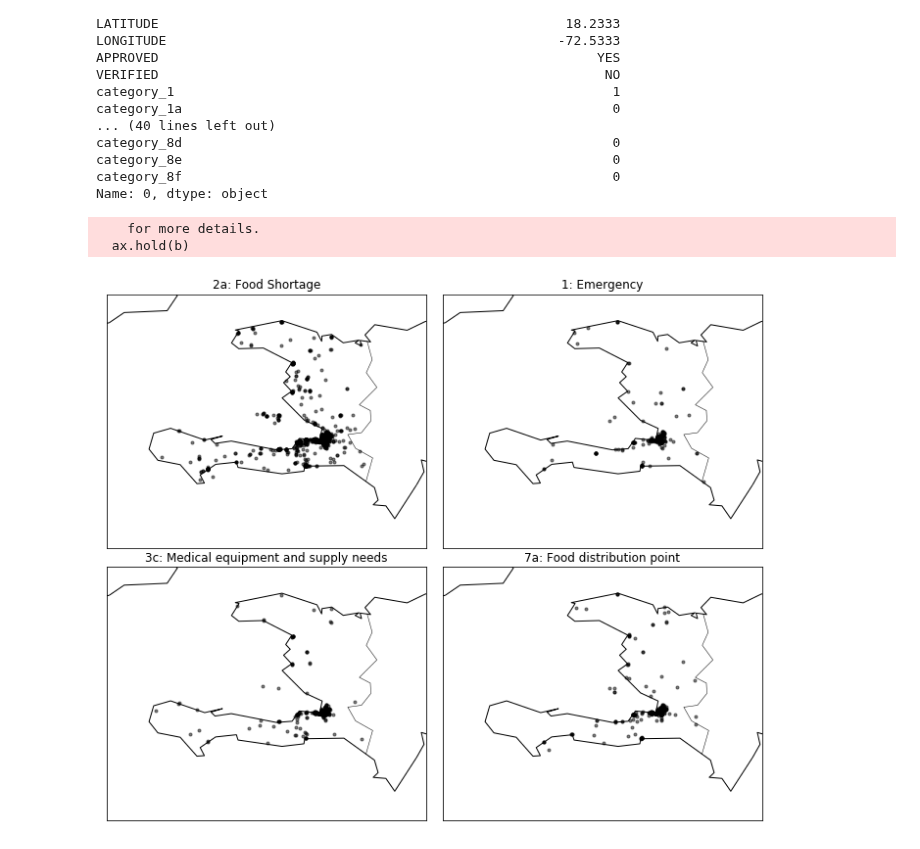
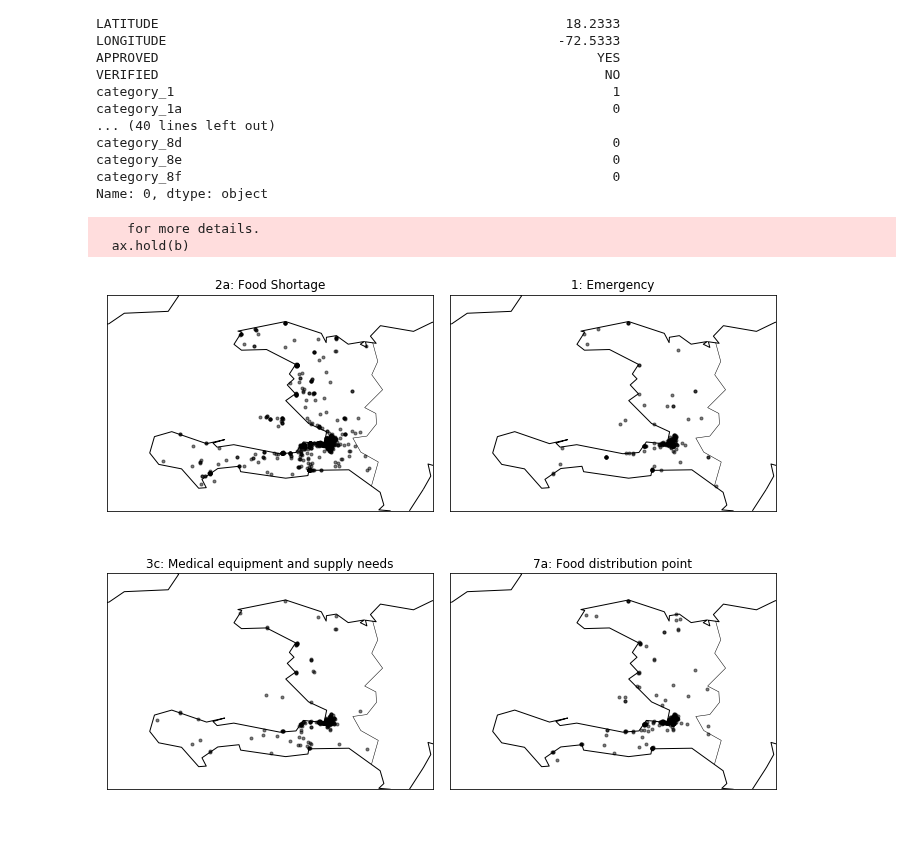
Before and after one commit to hugolu/learn-python, a Jupyter notebook: python-for-data-analysis/ch08-plotting-and-visulaization.ipynb, the cells around one changed output. Drawn from its saved outputs; the diff is of its cells as text; code cells hidden in the pictures.

```diff
--- a/python-for-data-analysis/ch08-plotting-and-visulaization.ipynb
+++ b/python-for-data-analysis/ch08-plotting-and-visulaization.ipynb
@@ -633,24 +633,28 @@ def basic_haiti_map(ax=None, lllat=17.25, urlat=20.25, lllon=-75, urlon=-71):
 # %%
 fig, axes = plt.subplots(nrows=2, ncols=2, figsize=(12,10))
 fig.subplots_adjust(hspace=0.05, wspace=0.05)
 
 # 观察事件
 to_plot = ['2a', '1', '3c', '7a']
 
 # 地图范围
-lllat=17.25; urlat=20.25; lllon=-75; urlon=-71
+#lllat=17.25; urlat=20.25; lllon=-75; urlon=-71
+lllat = np.floor(data['LATITUDE'].min()) - 0.25
+urlat = np.ceil(data['LATITUDE'].max()) + 0.25
+lllon = np.floor(data['LONGITUDE'].min())
+urlon = np.ceil(data['LONGITUDE'].max())
 
 for code, ax in zip(to_plot, axes.flat):
     m = basic_haiti_map(ax, lllat=lllat, urlat=urlat, lllon=lllon, urlon=urlon)
 
     cat_data = data[data['category_%s' % code] ==1]
 
     # 计算投影坐标
     x, y = m(cat_data.LONGITUDE.values, cat_data.LATITUDE.values)
 
     m.plot(x, y, 'k.', alpha=0.5)
     ax.set_title('%s: %s' % (code, english_mapping[code]))
 # %% [output]
     for more details.
   ax.hold(b)
-[figure, old version]
+[figure, new version]
```
Also changed, not shown: parts of 14 cells of this notebook.
